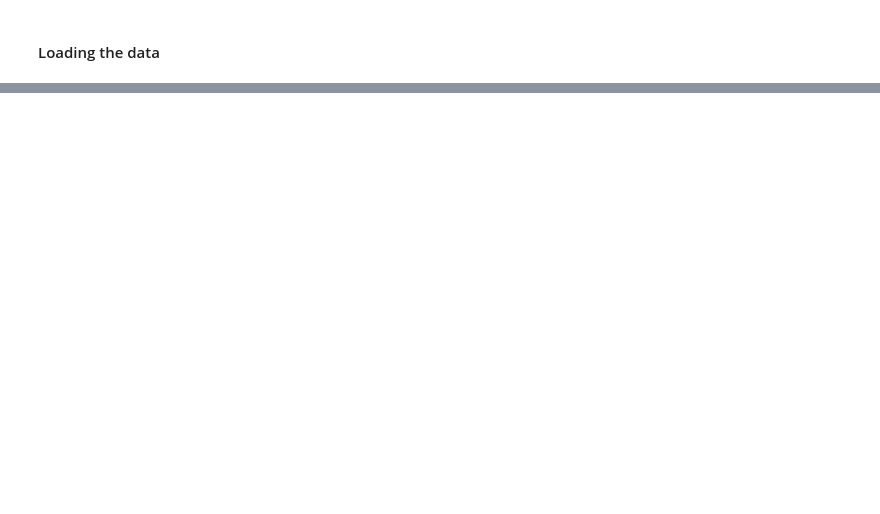
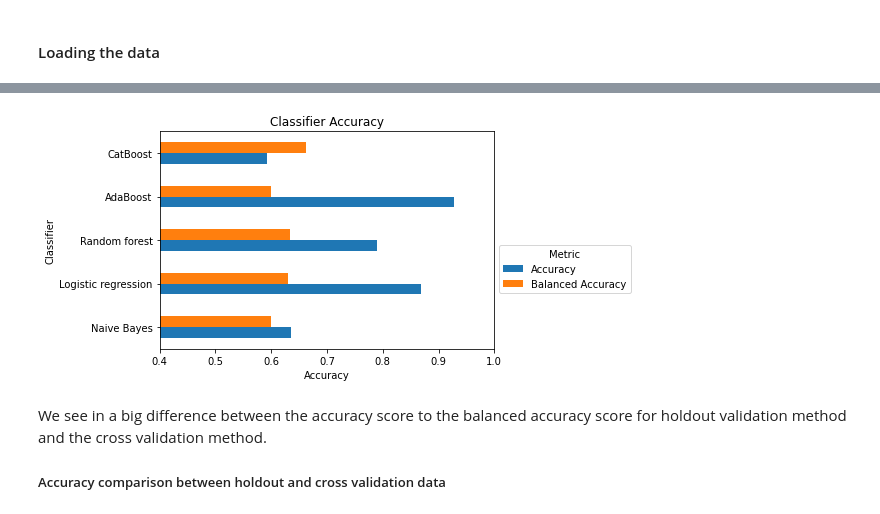
Before and after one commit to isrkan/DataSciencePractice, a Jupyter notebook: Promotion_multi_class_classification.ipynb, the cells around one changed output, grey strips where cells are left out. Saved outputs shown, nothing was run; the diff lists cells and outputs as text; code cells hidden in the pictures; blank space fills up the shorter version.

```diff
--- a/Promotion_multi_class_classification.ipynb
+++ b/Promotion_multi_class_classification.ipynb
@@ -873,0 +227,5 @@ Index(['AdaBoost'], dtype='object', name='Classifier')
+# %%
+X, y = data['PromotionDescription'],data['PromotionID_Ordered']
+
+# Define the number of folds
+n_folds = 5
@@ -873,0 +492,25 @@ Index(['AdaBoost'], dtype='object', name='Classifier')
+# %%
+# transform the train data into BOW
+vectorizer = CountVectorizer()
+
+# Define the classifier
+clf = CatBoostClassifier(
+    iterations=10,
+    learning_rate=0.1,
+    #loss_function='CrossEntropy'
+    verbose=False
+)
+
+# Create an instance of the oversampler
+oversampler = RandomOverSampler()
+
+# Create a pipeline that applies the vectorizer, oversampler and the classifier
+pipe = Pipeline([('vec',vectorizer), ('over',oversampler), ('clf',clf)])
+y_pred = cross_val_predict(pipe, X, y, cv=n_folds, n_jobs=-1, verbose=1)
+
+# Use cross validation to train the classifier
+cv_scores = cross_val_score(pipe, X, y, cv=n_folds, scoring='accuracy', n_jobs=-1, verbose=1)
+
+print('Mean accuracy: ', round(cv_scores.mean()*100, 3), '% std: ', round(math.sqrt(cv_scores.var())*100, 3),'%')
+
+cross_validation_log_models.loc[len(cross_validation_log_models)] = ['CatBoost',accuracy_score(y, y_pred),balanced_accuracy_score(y, y_pred)]
@@ -873,0 +551,3 @@ Index(['AdaBoost'], dtype='object', name='Classifier')
+# %%
+cross_validation_log_models = cross_validation_log_models.set_index('Classifier')
+cross_validation_log_models
@@ -873,0 +562,13 @@ Index(['AdaBoost'], dtype='object', name='Classifier')
+# %%
+cross_validation_log_models.plot.barh()
+plt.title('Classifier Accuracy')
+plt.legend(title='Metric', bbox_to_anchor=(1, 0.5))
+plt.xlabel('Accuracy')
+plt.xlim((0.4,1))
+plt.show()
+# %% [output]
+[figure, added]
+# %% [markdown]
+We see in a big difference between the accuracy score to the balanced accuracy score for holdout validation method and the cross validation method.
+
+##### Accuracy comparison between holdout and cross validation data
```
Also changed, not shown: parts of 130 cells of this notebook.
